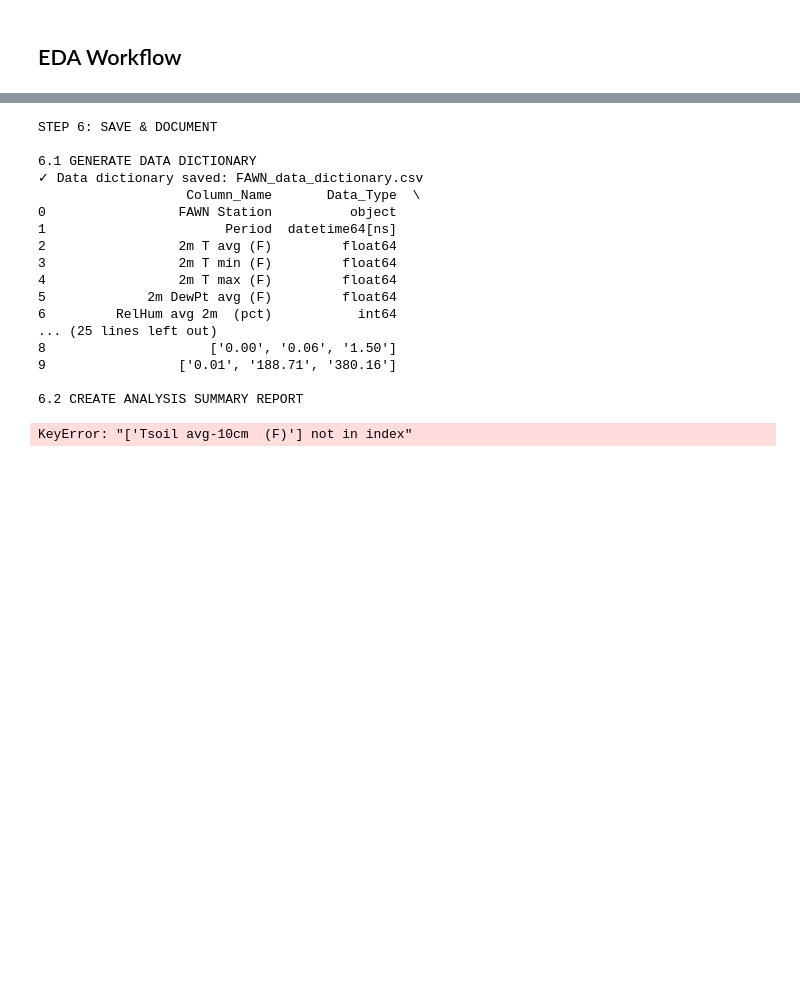
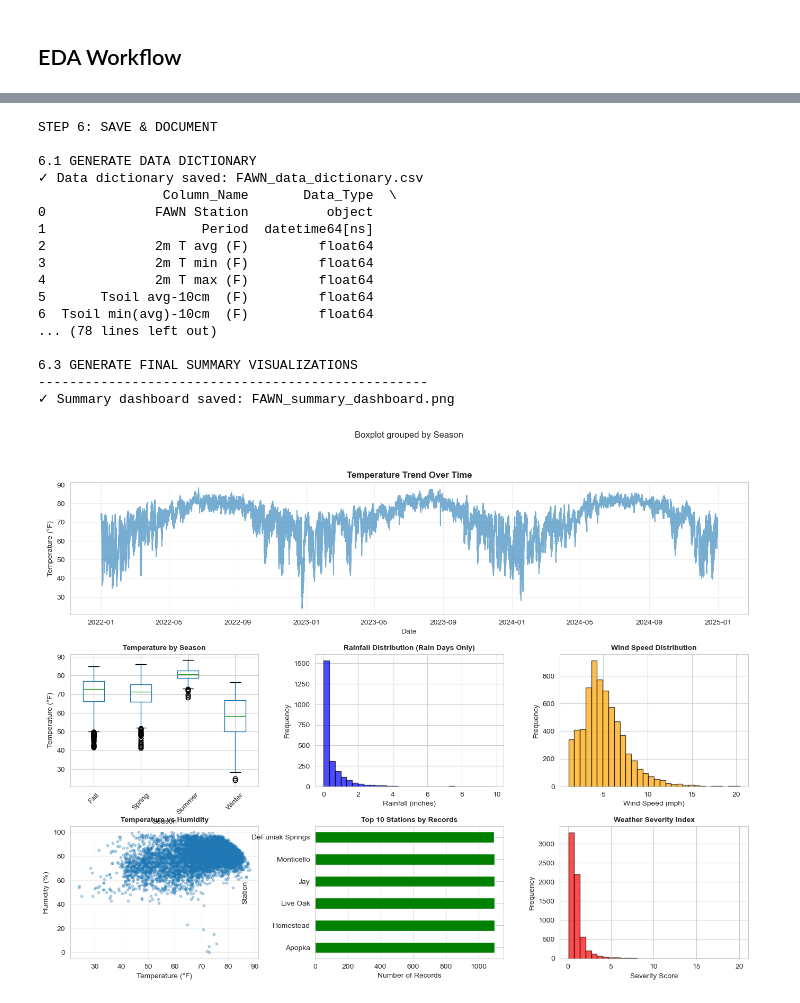
Before and after one commit to dtillman20/EDA-INSY6500-Project, a Jupyter notebook: EDA_final_project_Finaldraft.ipynb, the cells around one changed output, grey strips where cells are left out. Cells and saved outputs as stored; diff of their text form; code cells hidden in the pictures; blank space fills up the shorter version.

Commit message:
EDA Finaldraft code updated

```diff
--- a/EDA_final_project_Finaldraft.ipynb
+++ b/EDA_final_project_Finaldraft.ipynb
@@ -873,8 +895,9 @@ KEY FINDINGS
 CORRELATIONS DISCOVERED
 Strong positive correlations:
 - Temperature <-> Dew Point: {temp_dewpt_corr:.3f}
-- Air Temp <-> Soil Temp: {temp_soil_corr:.3f}
-
+"""
+"""- Air Temp <-> Soil Temp: {temp_soil_corr:.3f}"""
+"""
 Strong negative correlations:
 - Temperature <-> Humidity: {temp_humid_corr:.3f}
 
@@ -954,43 +977,43 @@ ax5.scatter(df['2m T avg (F)'], df['RelHum avg 2m  (pct)'], alpha=0.3, s=10)
 ax5.set_title('Temperature vs Humidity', fontsize=10, fontweight='bold')
 ax5.set_xlabel('Temperature (°F)')
 ax5.set_ylabel('Humidity (%)')
 ax5.grid(True, alpha=0.3)
 
 # 6. Station Activity
 ax6 = fig.add_subplot(gs[2, 1])
 station_counts = df['FAWN Station'].value_counts().head(10)
 station_counts.plot(kind='barh', ax=ax6, color='green')
 ax6.set_title('Top 10 Stations by Records', fontsize=10, fontweight='bold')
 ax6.set_xlabel('Number of Records')
 ax6.set_ylabel('Station')
 
 # 7. Weather Severity
 ax7 = fig.add_subplot(gs[2, 2])
 if 'Weather_Severity' in df.columns:
     ax7.hist(df['Weather_Severity'].dropna(), bins=30, edgecolor='black', alpha=0.7, color='red')
     ax7.set_title('Weather Severity Index', fontsize=10, fontweight='bold')
     ax7.set_xlabel('Severity Score')
     ax7.set_ylabel('Frequency')
 
 plt.savefig('FAWN_summary_dashboard.png', dpi=300, bbox_inches='tight')
 print("✓ Summary dashboard saved: FAWN_summary_dashboard.png")
 plt.show()
 # %% [output]
 STEP 6: SAVE & DOCUMENT
 
 6.1 GENERATE DATA DICTIONARY
 ✓ Data dictionary saved: FAWN_data_dictionary.csv
-                   Column_Name       Data_Type  \
-0                 FAWN Station          object
-1                       Period  datetime64[ns]
-2                 2m T avg (F)         float64
-3                 2m T min (F)         float64
-4                 2m T max (F)         float64
-5             2m DewPt avg (F)         float64
-6         RelHum avg 2m  (pct)           int64
-... (25 lines left out)
-8                     ['0.00', '0.06', '1.50']
-9                 ['0.01', '188.71', '380.16']
+                Column_Name       Data_Type  \
+0              FAWN Station          object
+1                    Period  datetime64[ns]
+2              2m T avg (F)         float64
+3              2m T min (F)         float64
+4              2m T max (F)         float64
+5       Tsoil avg-10cm  (F)         float64
+6  Tsoil min(avg)-10cm  (F)         float64
+... (78 lines left out)
 
-6.2 CREATE ANALYSIS SUMMARY REPORT
+6.3 GENERATE FINAL SUMMARY VISUALIZATIONS
+--------------------------------------------------
+✓ Summary dashboard saved: FAWN_summary_dashboard.png
-KeyError: "['Tsoil avg-10cm  (F)'] not in index"
+[figure, added]
```
Also changed, not shown: parts of 5 cells of this notebook, 1 other file.
